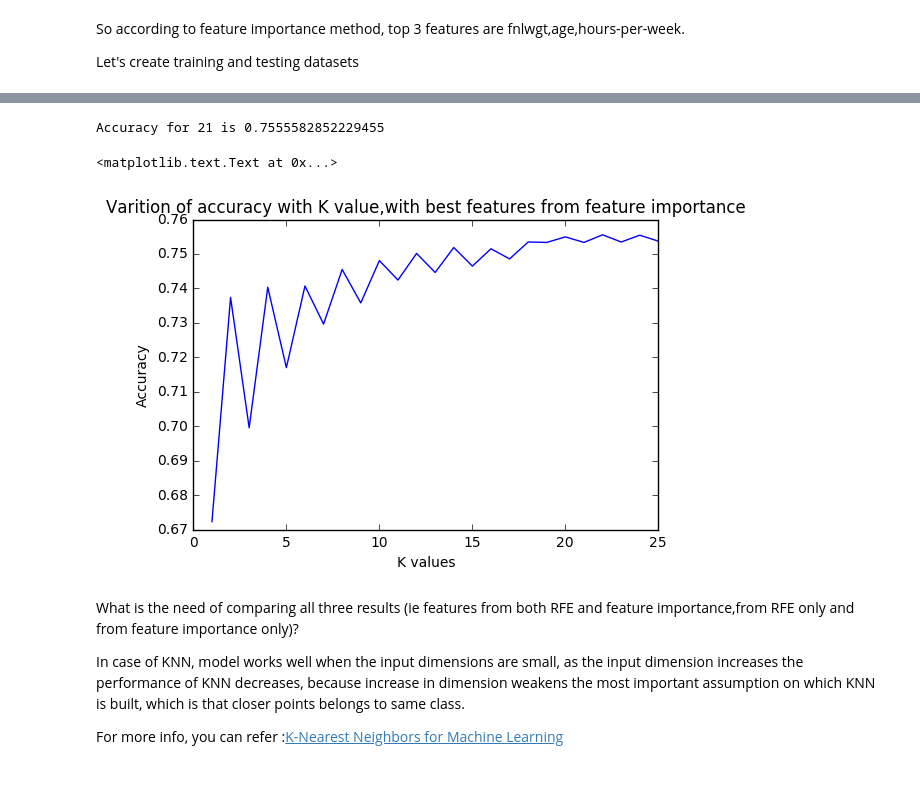
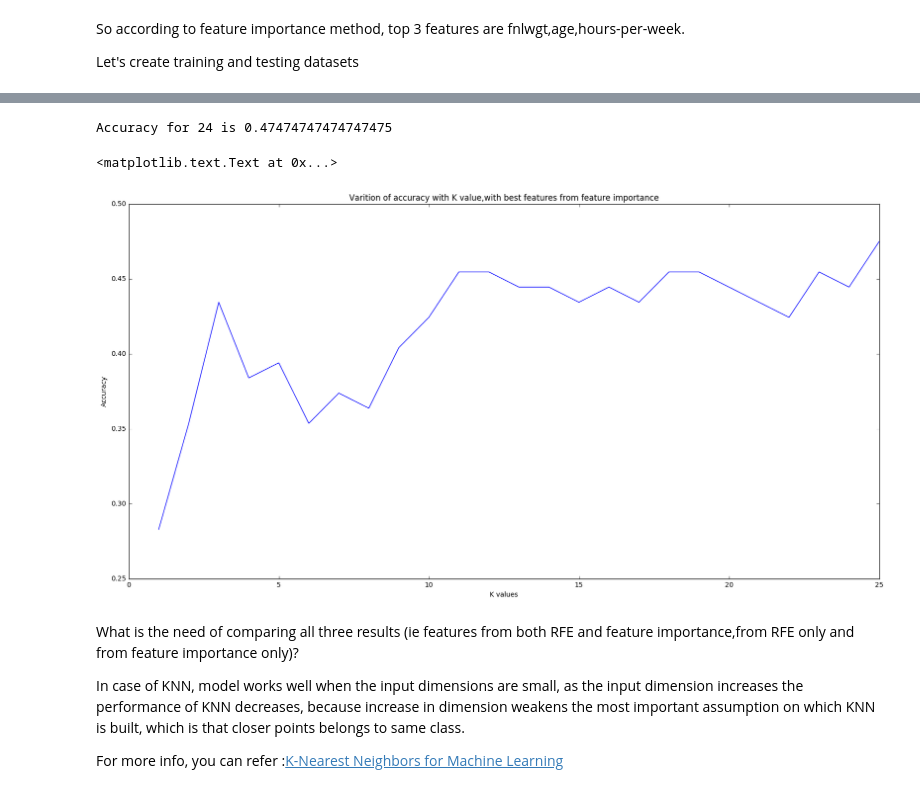
Before and after one commit to aguijarro/K-Nearest-Neighbors, a Jupyter notebook: Source-Modify.ipynb, the cells around one changed output, grey strips where cells are left out. Drawn from its saved outputs; the diff is of its cells as text; code cells hidden in the pictures.

```diff
--- a/Source-Modify.ipynb
+++ b/Source-Modify.ipynb
@@ -266,7 +260,7 @@ So according to feature importance method, top 3 features are fnlwgt,age,hours-p
 Let's create training and testing datasets
 # %%
 #updating features: combining best features from both RFE and feature importance
-features = features[['school','Medu','internet','absences','Fedu','Pstatus']]
+features = features[['school','Medu','internet','Fjob','age','Fedu']]
 
 #here we have consider best features from both RFE and feature importance results
 
@@ -298,7 +292,7 @@ Accuracy for 8 is 0.46464646464646464
 #Let's update features with the results of RFE and evaluate how
 #accuracy varies
 
-features1 = features[['school','Medu','internet','absences','Fedu','Pstatus']]
+features1 = features[['school','Medu','internet']]
 
 X_train,X_test,y_train,y_test = train_test_split(features1,target,random_state = 12)
 
@@ -326,32 +320,32 @@ Accuracy for 15 is 0.8186954919543054
 # %%
 #Let's update features with the results of feature importance and evaluate how
 #accuracy varies
 
-features2 = features[['age','fnlwgt']]
+features2 = features[['Fjob','age','Fedu']]
 
 X_train,X_test,y_train,y_test = train_test_split(features2,target,random_state = 12)
 
 from sklearn.neighbors import KNeighborsClassifier
 
 k_values = np.arange(1,26)
 scores = []
 
 for i in k_values:
     clf = KNeighborsClassifier(n_neighbors=i)
     clf.fit(X_train,y_train)
     y_predict = clf.predict(X_test)
     scores.append(metrics.accuracy_score(y_test,y_predict))
 
 print("Accuracy for {} is {}".format(np.argmax(scores),max(scores)))
 
 plt.plot(np.arange(1,26),scores)
 plt.title('Varition of accuracy with K value,with best features from feature importance')
 plt.xlabel('K values')
 plt.ylabel('Accuracy')
 # %% [output]
-Accuracy for 21 is 0.7555582852229455
+Accuracy for 24 is 0.47474747474747475
 <matplotlib.text.Text at 0x...>
-[figure, old version]
+[figure, new version]
 # %% [markdown]
 What is the need of comparing all three results (ie features from both RFE and feature importance,from RFE only and from feature importance only)?
 
```
Also changed, not shown: parts of 7 cells of this notebook.
